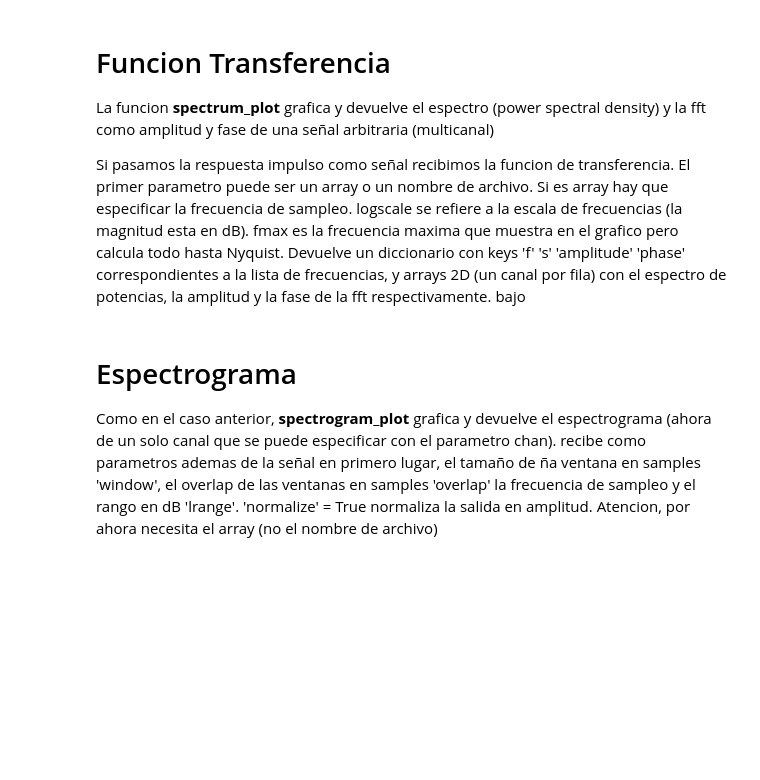
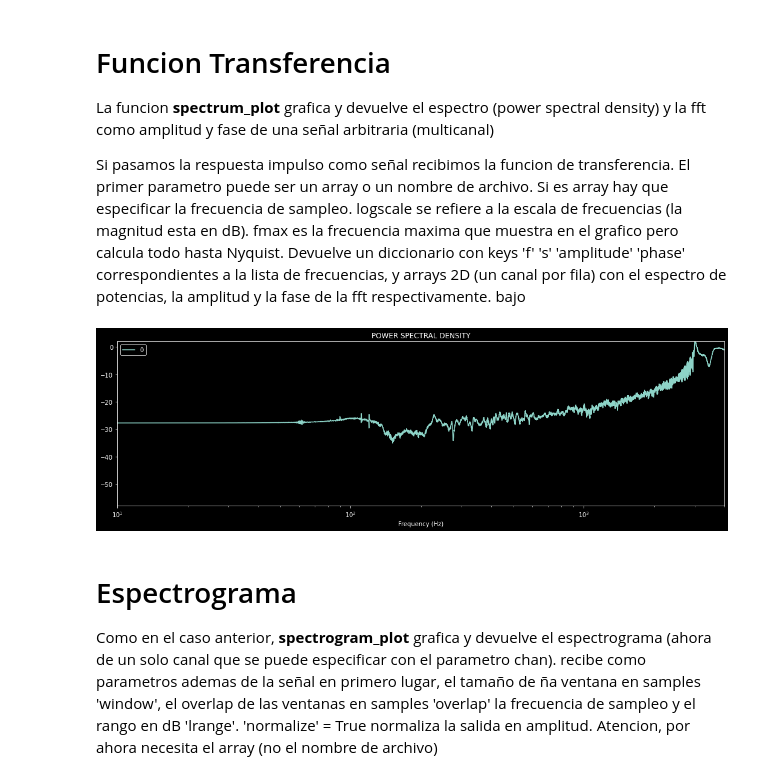
Before and after one commit to meguia/IRma, a Jupyter notebook: src/notebooks/field_session.ipynb, the cells around one changed output. Cells and saved outputs as stored; diff of their text form; code cells hidden in the pictures; blank space fills up the shorter version.

```diff
--- a/src/notebooks/field_session.ipynb
+++ b/src/notebooks/field_session.ipynb
@@ -154,7 +153,9 @@ La funcion **spectrum_plot** grafica y devuelve el espectro (power spectral dens
 Si pasamos la respuesta impulso como señal recibimos la funcion de transferencia. El primer parametro puede ser un array o un nombre de archivo. Si es array hay que especificar la frecuencia de sampleo. logscale se refiere a la escala de frecuencias (la magnitud esta en dB). fmax es la frecuencia maxima que muestra en el grafico pero calcula todo hasta Nyquist. Devuelve un diccionario con keys 'f' 's' 'amplitude' 'phase' correspondientes a la lista de frecuencias, y arrays 2D (un canal por fila) con el espectro de potencias, la amplitud y la fase de la fft respectivamente.
 bajo
 # %%
-sp = spectrum_plot(ri_L1, logscale=True, fmax=4000, fs=fs)
+sp = spectrum_plot(ir1, logscale=True, fmax=4000, fs=fs)
+# %% [output]
+[figure, added]
 # %% [markdown]
 # Espectrograma
 
```
Also changed, not shown: parts of 20 cells of this notebook, 1 other file.
